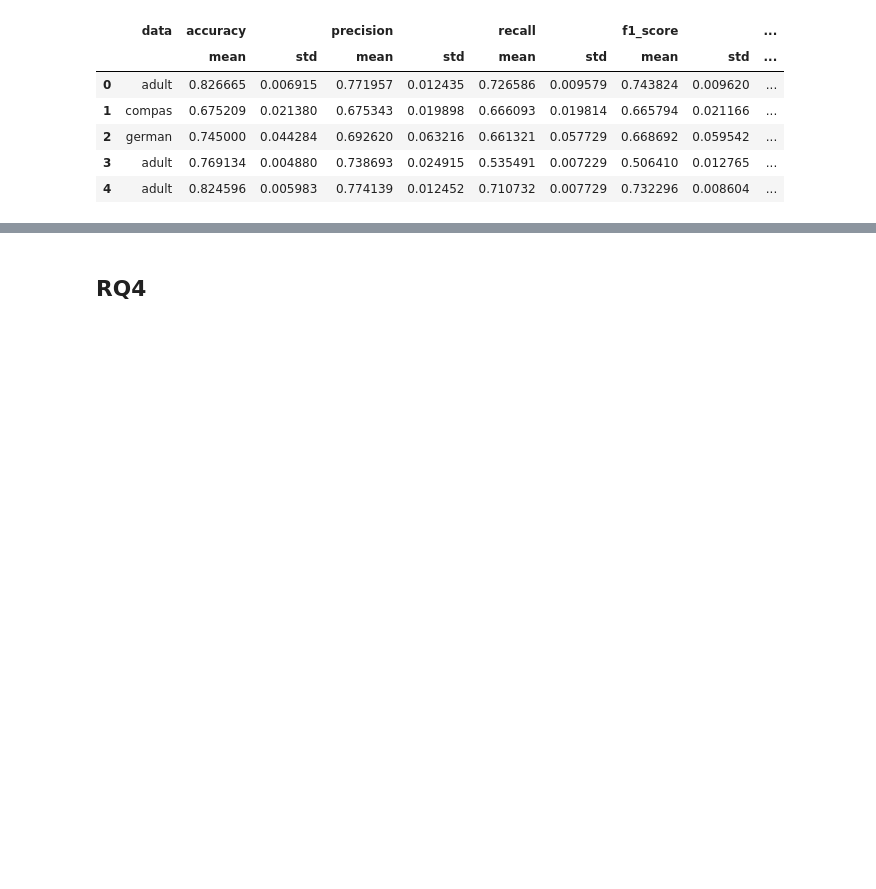
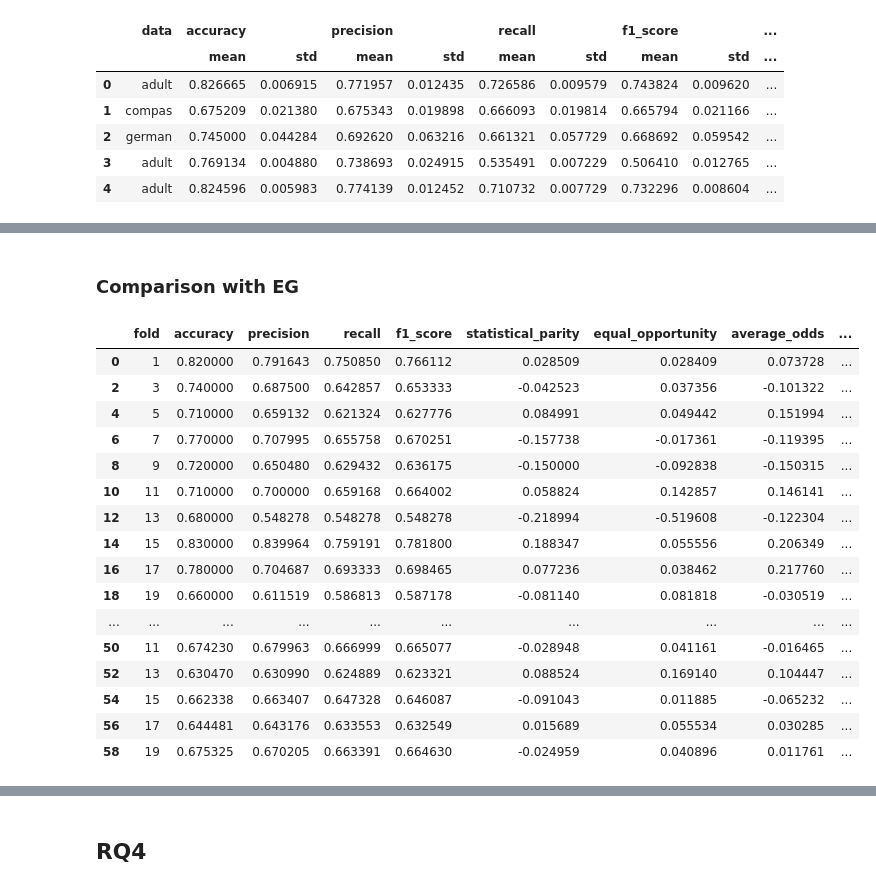
Before and after one commit to giordanoDaloisio/GEG, a Jupyter notebook: analysis.ipynb, the cells around one changed output, grey strips where cells are left out. Saved outputs shown, nothing was run; the diff lists cells and outputs as text; code cells hidden in the pictures; blank space fills up the shorter version.

Commit message:
add other results

```diff
--- a/analysis.ipynb
+++ b/analysis.ipynb
@@ -119,0 +118,8 @@ table_tex.to_latex('results_summary.tex', index=False, escape=False)
+# %%
+baseline_df = pd.DataFrame()
+for file in os.listdir('results_demv'):
+    if file.endswith('.csv'):
+        data = file.split('_')[0]
+        df = pd.read_csv(os.path.join('results_demv', file))
+        df['data'] = data
+        baseline_df = pd.concat([baseline_df, df], ignore_index=True)
@@ -195,2 +229,4 @@ adult
 # %%
 table_tex.to_latex('results_summary_rq2.tex', index=False, escape=False)
+# %% [markdown]
+### Comparison with EG
@@ -196,0 +247,30 @@ table_tex.to_latex('results_summary_rq2.tex', index=False, escape=False)
+# %%
+baseline_df = pd.DataFrame()
+for file in os.listdir('results_eg'):
+    if file.endswith('.csv'):
+        data = file.split('_')[0]
+        df = pd.read_csv(os.path.join('results_eg', file))
+        df['data'] = data
+        baseline_df = pd.concat([baseline_df, df], ignore_index=True)
+# %%
+baseline_df = baseline_df[baseline_df['constraint'] == 'eg_dp']
+# %%
+baseline_df
+# %% [output]
+|  | fold | accuracy | precision | recall | f1_score | statistical_parity | equal_opportunity | average_odds | ... |
+| 0 | 1 | 0.820000 | 0.791643 | 0.750850 | 0.766112 | 0.028509 | 0.028409 | 0.073728 | ... |
+| 2 | 3 | 0.740000 | 0.687500 | 0.642857 | 0.653333 | -0.042523 | 0.037356 | -0.101322 | ... |
+| 4 | 5 | 0.710000 | 0.659132 | 0.621324 | 0.627776 | 0.084991 | 0.049442 | 0.151994 | ... |
+| 6 | 7 | 0.770000 | 0.707995 | 0.655758 | 0.670251 | -0.157738 | -0.017361 | -0.119395 | ... |
+| 8 | 9 | 0.720000 | 0.650480 | 0.629432 | 0.636175 | -0.150000 | -0.092838 | -0.150315 | ... |
+| 10 | 11 | 0.710000 | 0.700000 | 0.659168 | 0.664002 | 0.058824 | 0.142857 | 0.146141 | ... |
+| 12 | 13 | 0.680000 | 0.548278 | 0.548278 | 0.548278 | -0.218994 | -0.519608 | -0.122304 | ... |
+| 14 | 15 | 0.830000 | 0.839964 | 0.759191 | 0.781800 | 0.188347 | 0.055556 | 0.206349 | ... |
+| 16 | 17 | 0.780000 | 0.704687 | 0.693333 | 0.698465 | 0.077236 | 0.038462 | 0.217760 | ... |
+| 18 | 19 | 0.660000 | 0.611519 | 0.586813 | 0.587178 | -0.081140 | 0.081818 | -0.030519 | ... |
+| ... | ... | ... | ... | ... | ... | ... | ... | ... | ... |
+| 50 | 11 | 0.674230 | 0.679963 | 0.666999 | 0.665077 | -0.028948 | 0.041161 | -0.016465 | ... |
+| 52 | 13 | 0.630470 | 0.630990 | 0.624889 | 0.623321 | 0.088524 | 0.169140 | 0.104447 | ... |
+| 54 | 15 | 0.662338 | 0.663407 | 0.647328 | 0.646087 | -0.091043 | 0.011885 | -0.065232 | ... |
+| 56 | 17 | 0.644481 | 0.643176 | 0.633553 | 0.632549 | 0.015689 | 0.055534 | 0.030285 | ... |
+| 58 | 19 | 0.675325 | 0.670205 | 0.663391 | 0.664630 | -0.024959 | 0.040896 | 0.011761 | ... |
```
Also changed, not shown: parts of 20 cells of this notebook, 13 other files.
